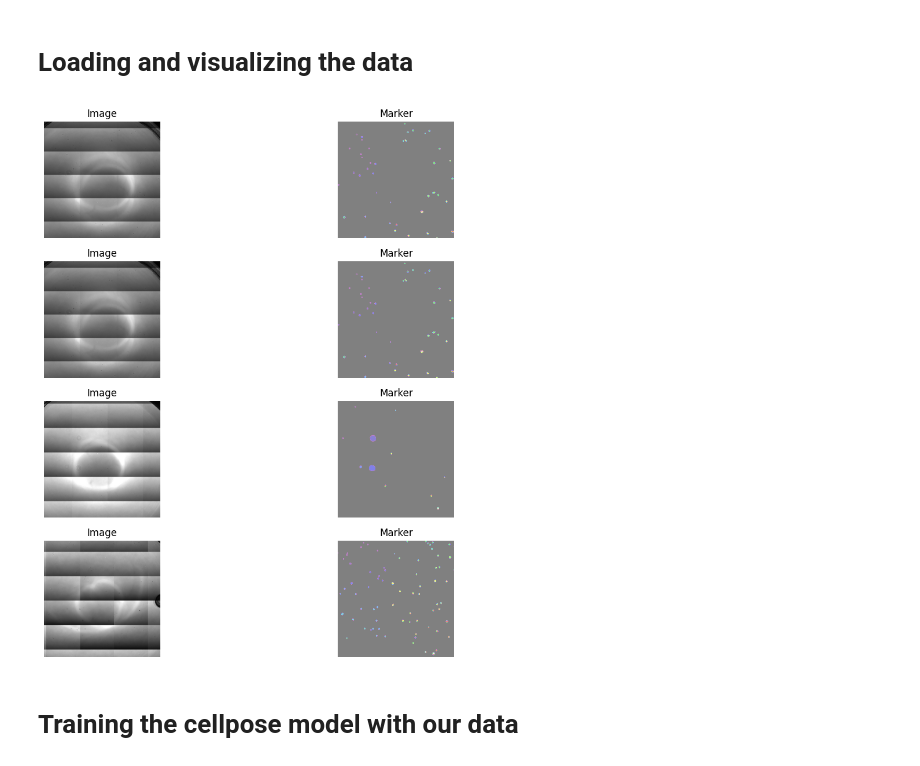
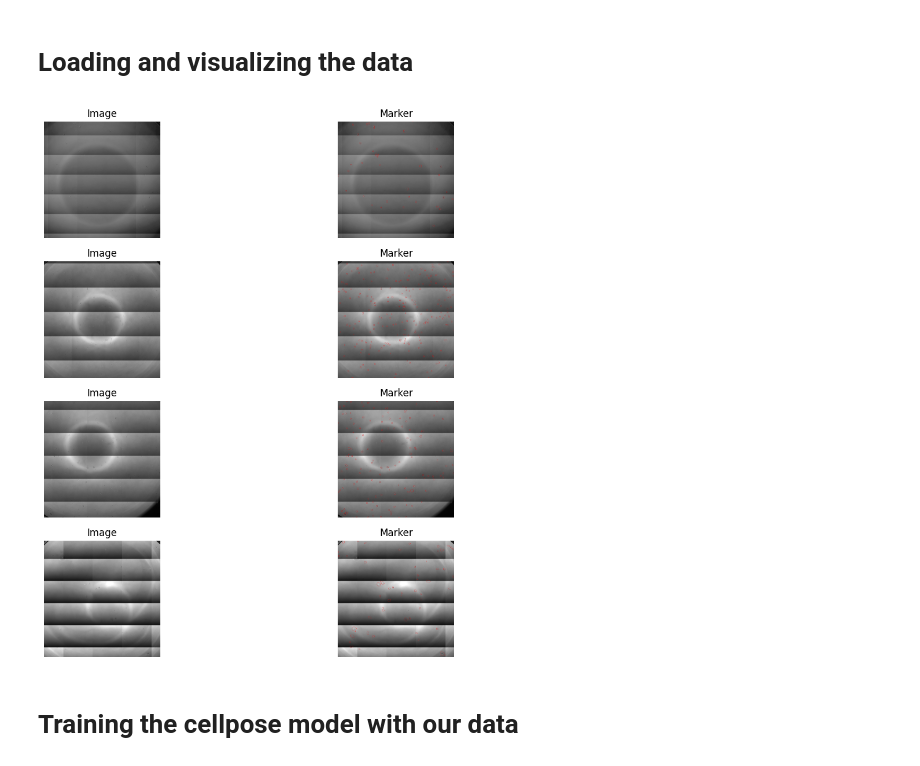
Before and after one commit to Nanobiosensorics/cell-segmentation, a Jupyter notebook: cellpose_finetuning.ipynb, the cells around one changed output. Drawn from its saved outputs; the diff is of its cells as text; code cells hidden in the pictures.

```diff
--- a/cellpose_finetuning.ipynb
+++ b/cellpose_finetuning.ipynb
@@ -29,21 +31,31 @@ test_size = len(dataset) - train_size
 train_dataset, test_dataset = random_split(dataset, [train_size, test_size])
 # %%
 import matplotlib.pyplot as plt
+import cv2
+
+def get_contours(mic, markers):
+  contours, _ = cv2.findContours(markers, cv2.RETR_EXTERNAL, cv2.CHAIN_APPROX_SIMPLE)
+  mic_with_contours = mic.copy()
+  cv2.drawContours(mic_with_contours, contours, -1, (255, 0, 0), 2)
+  return mic_with_contours
 
 NUM_EXAMPLES = 4
 ids = np.random.randint(0, len(dataset) + 1, size=NUM_EXAMPLES)
 
 fig, ax = plt.subplots(nrows=NUM_EXAMPLES, ncols=2, figsize=(12, 12))
 for i in range(NUM_EXAMPLES):
   mic, markers = dataset[ids[i]]
+  mic_with_markers = get_contours(mic, markers)
+  cv2.imwrite(f"/content/imgs/dataset{i}.png", mic)
+  cv2.imwrite(f"/content/imgs/dataset{i}_markers.png", mic_with_markers)
   ax[i][0].set_title("Image")
   ax[i][0].imshow(mic)
   ax[i][0].axis('off')
   ax[i][1].set_title("Marker")
-  ax[i][1].imshow(markers, cmap=plt.cm.nipy_spectral, alpha=0.5)
+  ax[i][1].imshow(mic_with_markers)
   ax[i][1].axis('off')
 # %% [output]
-[figure, old version]
+[figure, new version]
 # %% [markdown]
 # Training the cellpose model with our data
 # %%
```
Also changed, not shown: parts of 3 cells of this notebook.
